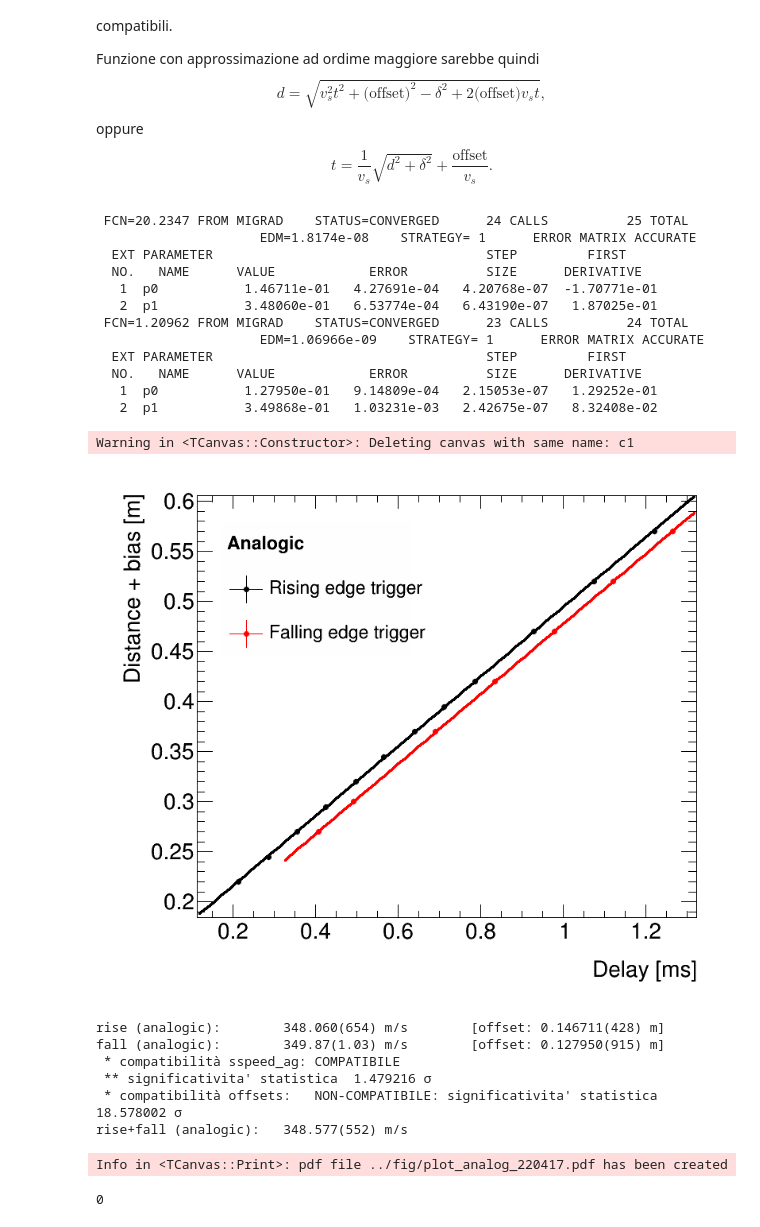
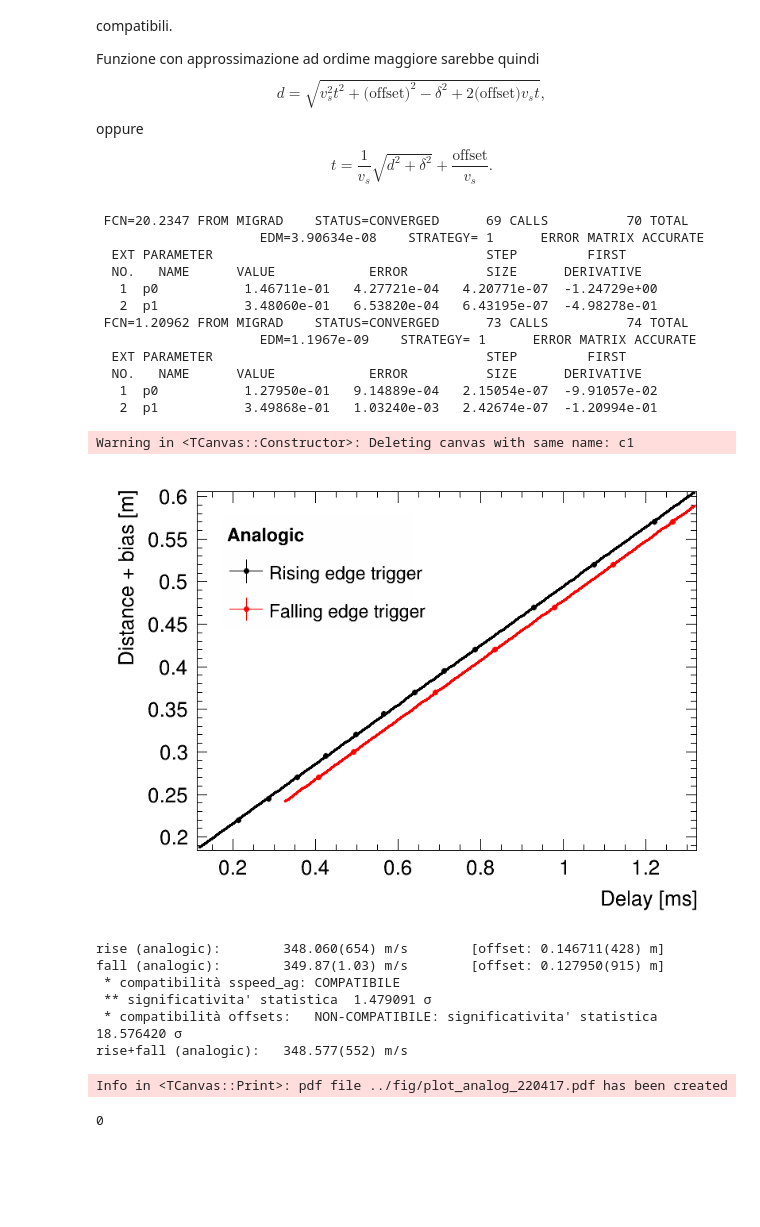
Before and after one commit to mattiasotgia/Lab2, a Jupyter notebook: esperienza_6__velocita_suono/analisi_dati/220413__analisi_dati_sspd.ipynb, the cells around one changed output. Cells and saved outputs as stored; diff of their text form; code cells hidden in the pictures; blank space fills up the shorter version.

```diff
--- a/esperienza_6__velocita_suono/analisi_dati/220413__analisi_dati_sspd.ipynb
+++ b/esperienza_6__velocita_suono/analisi_dati/220413__analisi_dati_sspd.ipynb
@@ -29,7 +29,7 @@ ROOT.gSystem.Load('/usr/local/lib/libLabTools')
 ROOT.gInterpreter.ProcessLine('''#include<LabPlot.h>
 #include<LabStat.h>''')
 
-ROOT.set_atlas_style(30)
+ROOT.set_atlas_style(28)
 # %% [output]
 Applying ATLAS style settings
 # %% [markdown]
@@ -81,37 +81,37 @@ fall_analogic, f_fall_analogic = setup_data(analogic_files[1], ROOT.kRed, name='
 # %%
 %jsroot off
 
 
-c1 = TCanvas('c1', '', 800, 700)
+c1 = TCanvas('c1', '', 800, 600)
 l = ROOT.TLegend(0.2, 0.65, 0.5, 0.9)
 l.SetFillColorAlpha(0, 0.75)
 l.SetTextSize(25)
 l.SetHeader('#bf{Analogic} #it{}')
 
 
 rise_analogic.Draw('ap')
 rise_analogic.Fit('analog_rise')
 fall_analogic.Draw('p')
 fall_analogic.Fit('analog_fall')
 l.AddEntry(rise_analogic, 'Rising edge trigger', 'LPE')
 l.AddEntry(fall_analogic, 'Falling edge trigger', 'LPE')
 l.Draw()
 c1.Draw()
 # %% [output]
- FCN=20.2347 FROM MIGRAD    STATUS=CONVERGED      24 CALLS          25 TOTAL
-                     EDM=1.8174e-08    STRATEGY= 1      ERROR MATRIX ACCURATE
+ FCN=20.2347 FROM MIGRAD    STATUS=CONVERGED      69 CALLS          70 TOTAL
+                     EDM=3.90634e-08    STRATEGY= 1      ERROR MATRIX ACCURATE
   EXT PARAMETER                                   STEP         FIRST
   NO.   NAME      VALUE            ERROR          SIZE      DERIVATIVE
-   1  p0           1.46711e-01   4.27691e-04   4.20768e-07  -1.70771e-01
-   2  p1           3.48060e-01   6.53774e-04   6.43190e-07   1.87025e-01
- FCN=1.20962 FROM MIGRAD    STATUS=CONVERGED      23 CALLS          24 TOTAL
-                     EDM=1.06966e-09    STRATEGY= 1      ERROR MATRIX ACCURATE
+   1  p0           1.46711e-01   4.27721e-04   4.20771e-07  -1.24729e+00
+   2  p1           3.48060e-01   6.53820e-04   6.43195e-07  -4.98278e-01
+ FCN=1.20962 FROM MIGRAD    STATUS=CONVERGED      73 CALLS          74 TOTAL
+                     EDM=1.1967e-09    STRATEGY= 1      ERROR MATRIX ACCURATE
   EXT PARAMETER                                   STEP         FIRST
   NO.   NAME      VALUE            ERROR          SIZE      DERIVATIVE
-   1  p0           1.27950e-01   9.14809e-04   2.15053e-07   1.29252e-01
-   2  p1           3.49868e-01   1.03231e-03   2.42675e-07   8.32408e-02
+   1  p0           1.27950e-01   9.14889e-04   2.15054e-07  -9.91057e-02
+   2  p1           3.49868e-01   1.03240e-03   2.42674e-07  -1.20994e-01
 Warning in <TCanvas::Constructor>: Deleting canvas with same name: c1
-[figure, old version]
+[figure, new version]
 # %%
 def print_results2par(f_rise, f_fall, name='analogic'):
 
@@ -145,8 +145,8 @@ c1.Print('../fig/plot_analog_220417.pdf')
 rise (analogic):        348.060(654) m/s        [offset: 0.146711(428) m]
 fall (analogic):        349.87(1.03) m/s        [offset: 0.127950(915) m]
  * compatibilità sspeed_ag: COMPATIBILE
- ** significativita' statistica  1.479216 σ
- * compatibilità offsets:   NON-COMPATIBILE: significativita' statistica  18.578002 σ
+ ** significativita' statistica  1.479091 σ
+ * compatibilità offsets:   NON-COMPATIBILE: significativita' statistica  18.576420 σ
 rise+fall (analogic):   348.577(552) m/s
 Info in <TCanvas::Print>: pdf file ../fig/plot_analog_220417.pdf has been created
 # %%
```
Also changed, not shown: parts of 3 cells of this notebook, 5 other files.
